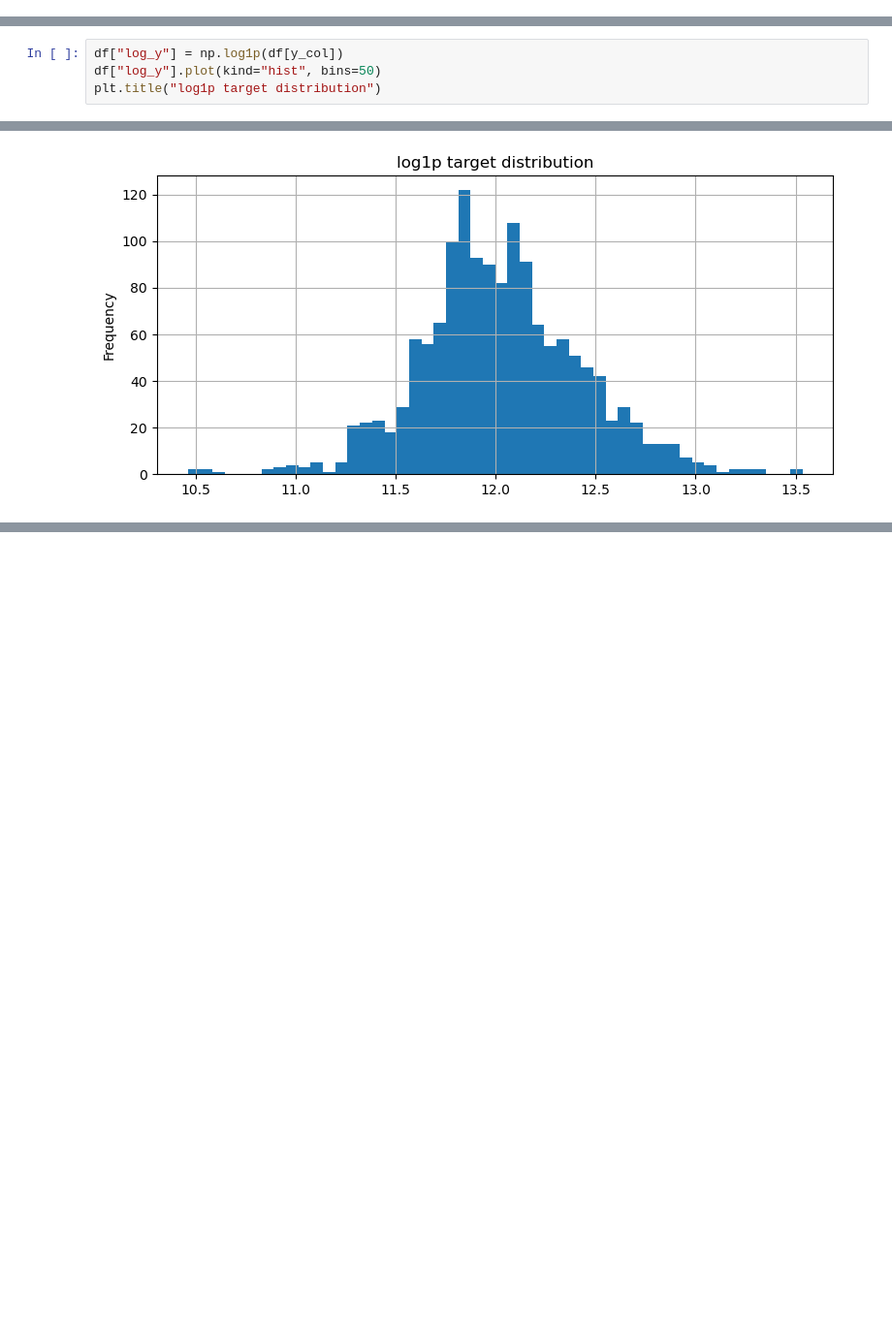
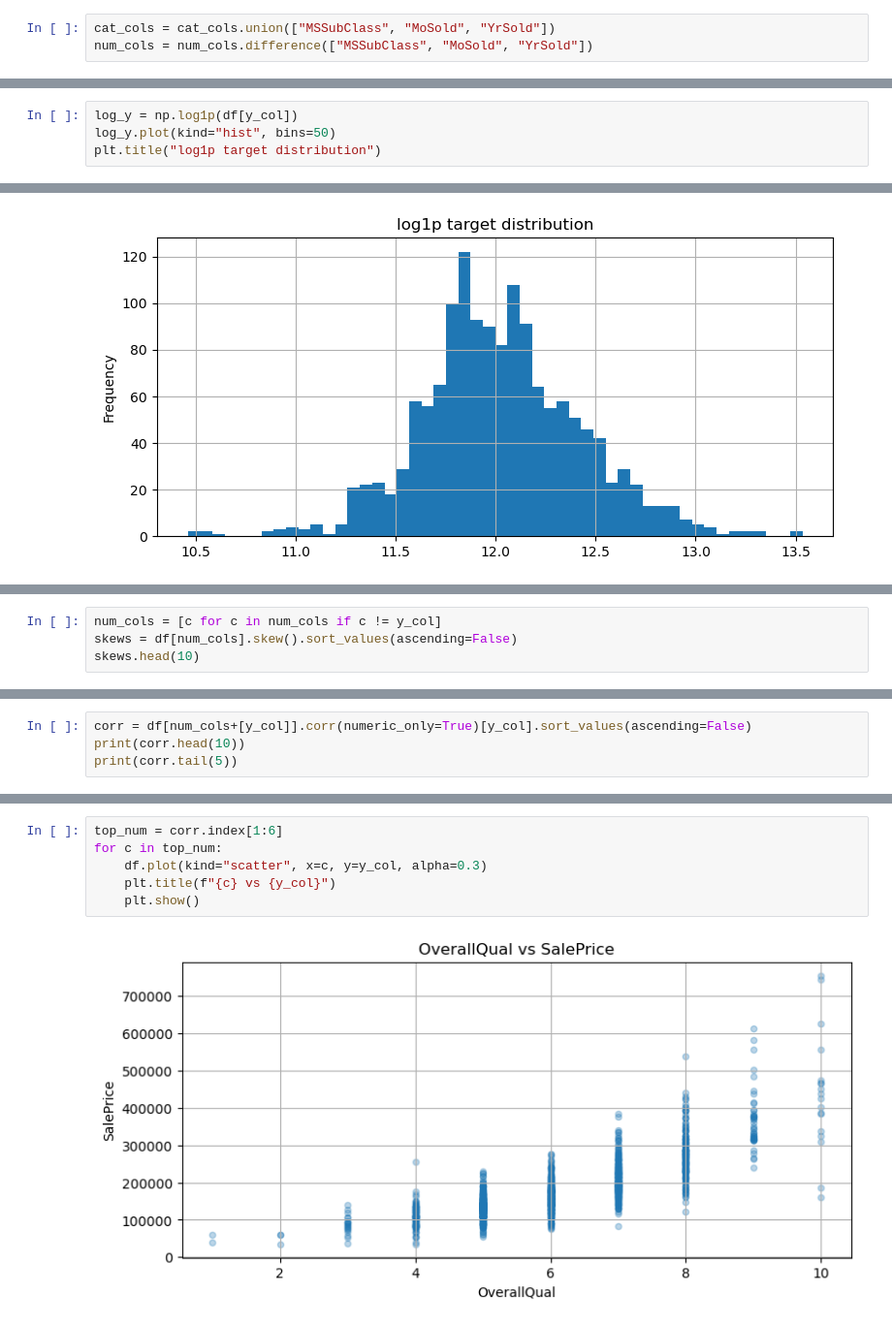
Before and after one commit to kolhuty/hoursing-prices, a Jupyter notebook: notebooks/eda_house_prices.ipynb, the cells around one changed output, grey strips where cells are left out. Shown at 97% size. Cells and saved outputs as stored; diff of their text form; blank space fills up the shorter version.

```diff
--- a/notebooks/eda_house_prices.ipynb
+++ b/notebooks/eda_house_prices.ipynb
@@ -88,3 +94,6 @@ Text(0.5, 1.0, 'Count NaN in columns')
+# %%
+cat_cols = cat_cols.union(["MSSubClass", "MoSold", "YrSold"])
+num_cols = num_cols.difference(["MSSubClass", "MoSold", "YrSold"])
 # %%
 for c in cat_cols:
     df[c] = df[c].astype("category")
@@ -126,8 +135,8 @@ plt.title("Target distribution")
 Text(0.5, 1.0, 'Target distribution')
 [figure]
 # %%
-df["log_y"] = np.log1p(df[y_col])
-df["log_y"].plot(kind="hist", bins=50)
+log_y = np.log1p(df[y_col])
+log_y.plot(kind="hist", bins=50)
 plt.title("log1p target distribution")
 # %% [output]
 Text(0.5, 1.0, 'log1p target distribution')
@@ -134,0 +146,4 @@ Text(0.5, 1.0, 'log1p target distribution')
+# %%
+num_cols = [c for c in num_cols if c != y_col]
+skews = df[num_cols].skew().sort_values(ascending=False)
+skews.head(10)
@@ -134,0 +183,4 @@ Text(0.5, 1.0, 'log1p target distribution')
+# %%
+corr = df[num_cols+[y_col]].corr(numeric_only=True)[y_col].sort_values(ascending=False)
+print(corr.head(10))
+print(corr.tail(5))
@@ -134,0 +205,8 @@ Text(0.5, 1.0, 'log1p target distribution')
+# %%
+top_num = corr.index[1:6]
+for c in top_num:
+    df.plot(kind="scatter", x=c, y=y_col, alpha=0.3)
+    plt.title(f"{c} vs {y_col}")
+    plt.show()
+# %% [output]
+[figure, added]
```
Also changed, not shown: parts of 18 cells of this notebook.
